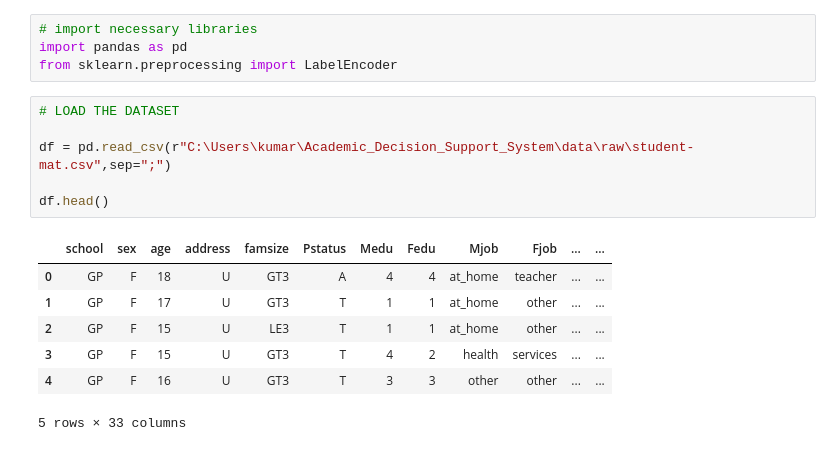
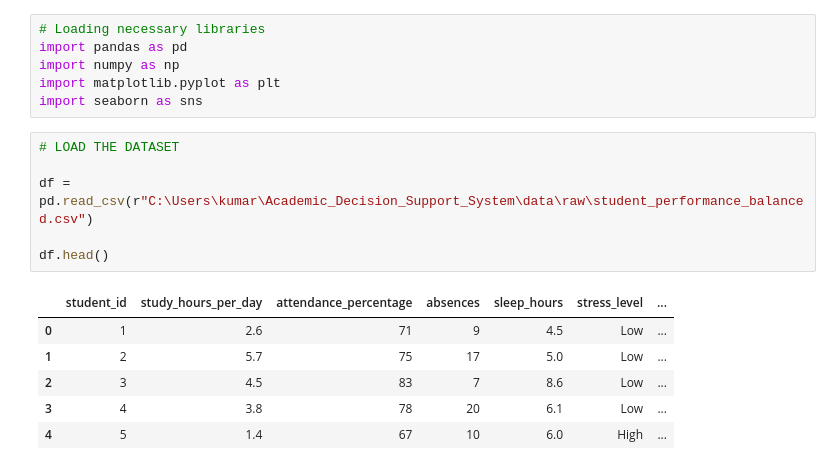
Before and after one commit to kumaraman86195-creator/Academic_Decision_Support_System, a Jupyter notebook: notebooks/01_data_exploration.ipynb, the cells around one changed output. Cells and saved outputs as stored; diff of their text form.

```diff
--- a/notebooks/01_data_exploration.ipynb
+++ b/notebooks/01_data_exploration.ipynb
@@ -1,18 +1,19 @@
 # %%
-# import necessary libraries
+# Loading necessary libraries
 import pandas as pd
-from sklearn.preprocessing import LabelEncoder
+import numpy as np
+import matplotlib.pyplot as plt
+import seaborn as sns
 # %%
 # LOAD THE DATASET
 
-df = pd.read_csv(r"C:\Users\kumar\Academic_Decision_Support_System\data\raw\student-mat.csv",sep=";")
+df = pd.read_csv(r"C:\Users\kumar\Academic_Decision_Support_System\data\raw\student_performance_balanced.csv")
 
 df.head()
 # %% [output]
-|  | school | sex | age | address | famsize | Pstatus | Medu | Fedu | Mjob | Fjob | ... | ... |
-| 0 | GP | F | 18 | U | GT3 | A | 4 | 4 | at_home | teacher | ... | ... |
-| 1 | GP | F | 17 | U | GT3 | T | 1 | 1 | at_home | other | ... | ... |
-| 2 | GP | F | 15 | U | LE3 | T | 1 | 1 | at_home | other | ... | ... |
-| 3 | GP | F | 15 | U | GT3 | T | 4 | 2 | health | services | ... | ... |
-| 4 | GP | F | 16 | U | GT3 | T | 3 | 3 | other | other | ... | ... |
+|  | student_id | study_hours_per_day | attendance_percentage | absences | sleep_hours | stress_level | ... |
+| 0 | 1 | 2.6 | 71 | 9 | 4.5 | Low | ... |
+| 1 | 2 | 5.7 | 75 | 17 | 5.0 | Low | ... |
+| 2 | 3 | 4.5 | 83 | 7 | 8.6 | Low | ... |
+| 3 | 4 | 3.8 | 78 | 20 | 6.1 | Low | ... |
+| 4 | 5 | 1.4 | 67 | 10 | 6.0 | High | ... |
-5 rows × 33 columns
```
Also changed, not shown: parts of 17 cells of this notebook.
